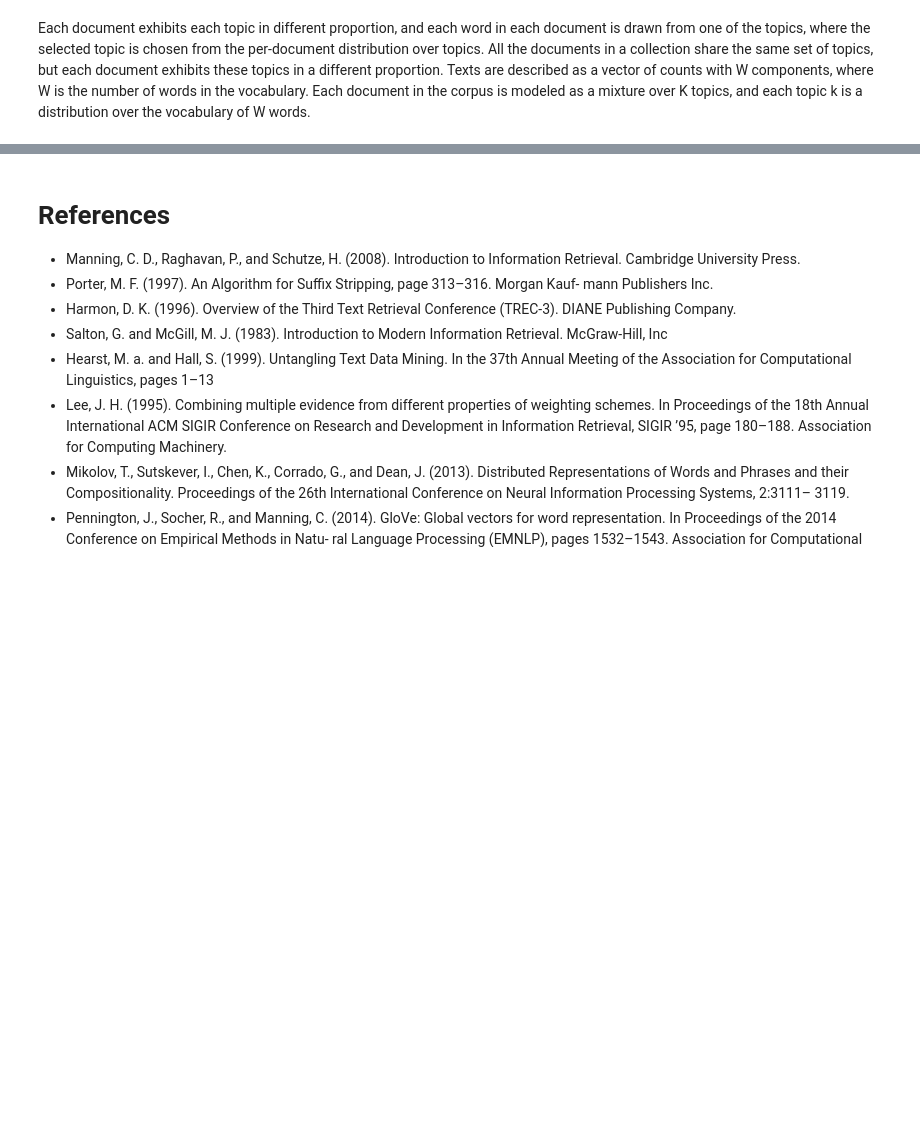
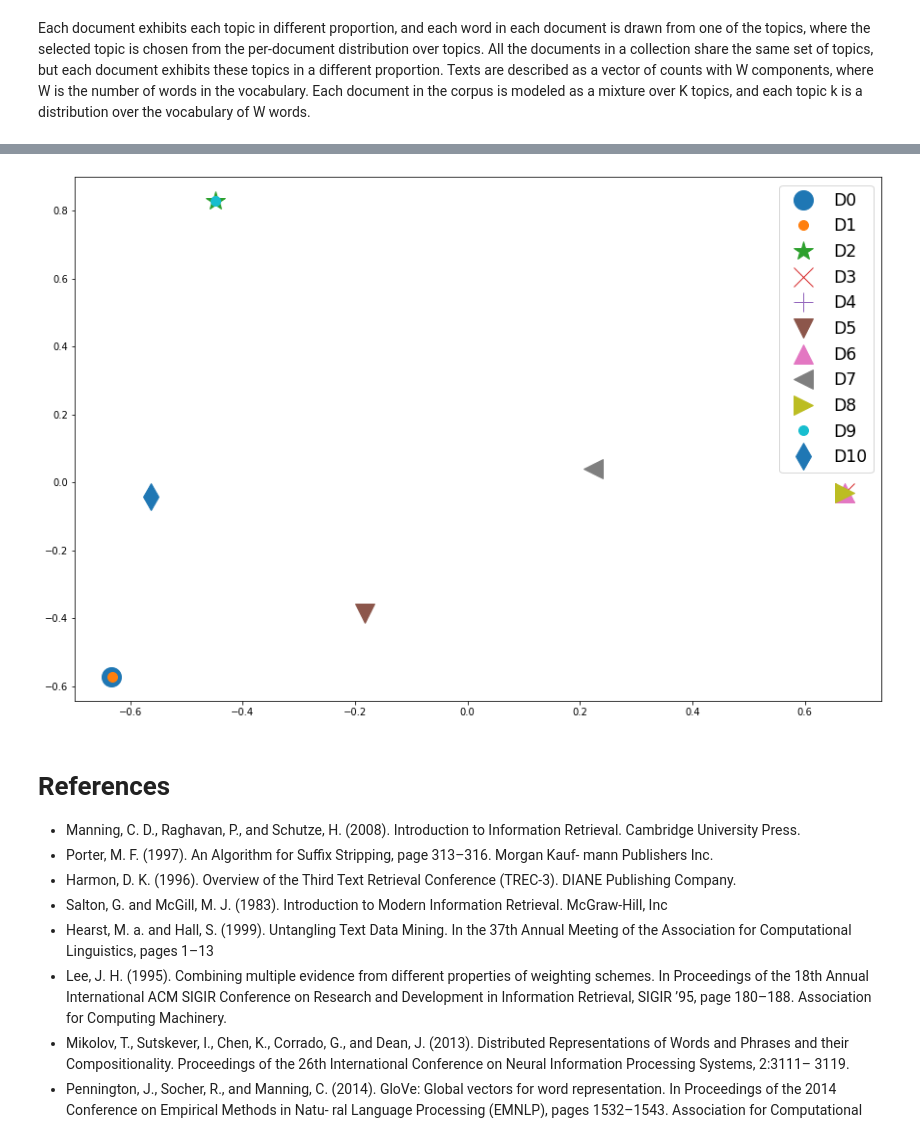
Before and after one commit to cbadenes/phd-thesis, a Jupyter notebook: notebooks/soa.ipynb, the cells around one changed output, grey strips where cells are left out. Cells and saved outputs as stored; diff of their text form; code cells hidden in the pictures; blank space fills up the shorter version.

```diff
--- a/notebooks/soa.ipynb
+++ b/notebooks/soa.ipynb
@@ -434,3 +564,7 @@ corpus_df.head(3)
+# %%
+show_points('topics')
+# %% [output]
+[figure, added]
 # %%
 from gensim.models import CoherenceModel
 
```
Also changed, not shown: parts of 9 cells of this notebook.
